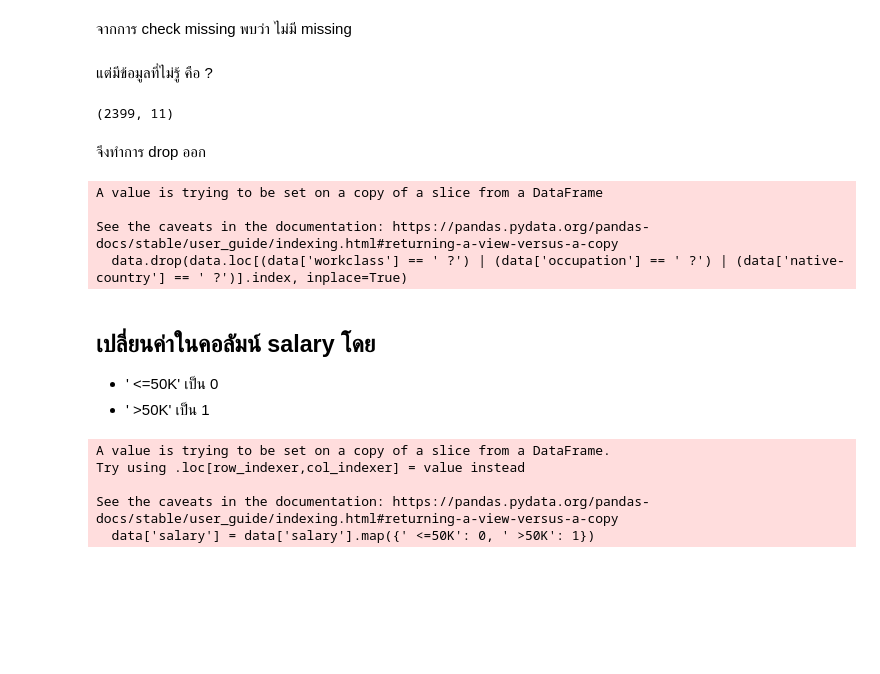
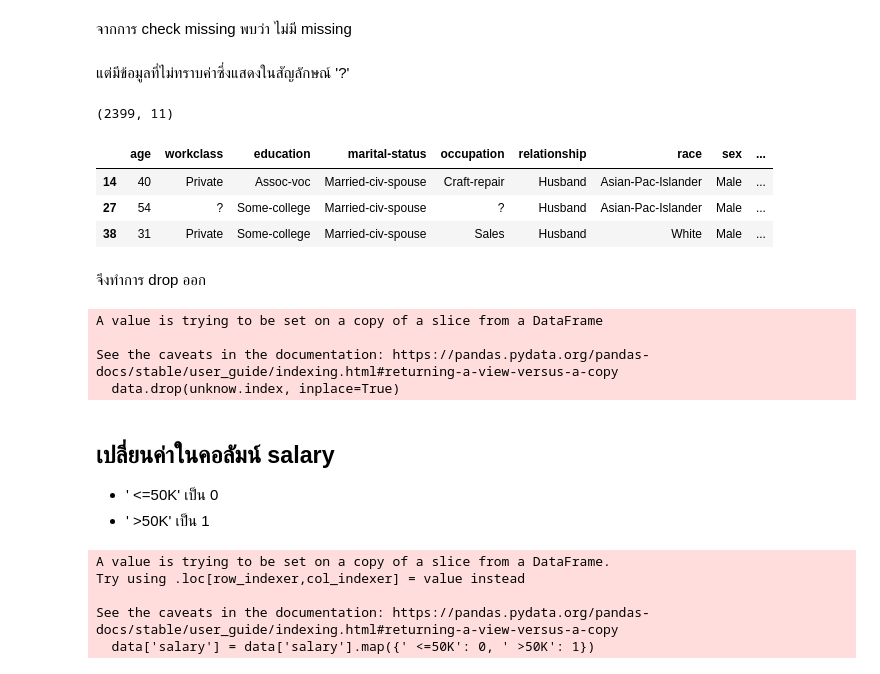
Before and after one commit to bunnybbear/bsc_dpdm22, a Jupyter notebook: Project_Final.ipynb, the cells around one changed output. Drawn from its saved outputs; the diff is of its cells as text; code cells hidden in the pictures; blank space fills up the shorter version.

```diff
--- a/Project_Final.ipynb
+++ b/Project_Final.ipynb
@@ -104,22 +107,28 @@ dtype: bool
 # %% [markdown]
 จากการ check missing พบว่า ไม่มี missing
 # %% [markdown]
-แต่มีข้อมูลที่ไม่รู้ คือ ?
+แต่มีข้อมูลที่ไม่ทราบค่าซึ่งแสดงในสัญลักษณ์ '?'
 # %%
-data[(data['workclass'] == ' ?') | (data['occupation'] == ' ?') | (data['native-country'] == ' ?')].shape
+unknow = data[(data['workclass'] == ' ?') | (data['occupation'] == ' ?') | (data['native-country'] == ' ?')]
+print(unknow.shape)
+unknow.head(3)
 # %% [output]
 (2399, 11)
+|  | age | workclass | education | marital-status | occupation | relationship | race | sex | ... |
+| 14 | 40 | Private | Assoc-voc | Married-civ-spouse | Craft-repair | Husband | Asian-Pac-Islander | Male | ... |
+| 27 | 54 | ? | Some-college | Married-civ-spouse | ? | Husband | Asian-Pac-Islander | Male | ... |
+| 38 | 31 | Private | Some-college | Married-civ-spouse | Sales | Husband | White | Male | ... |
 # %% [markdown]
 จึงทำการ drop ออก
 # %%
-data.drop(data.loc[(data['workclass'] == ' ?') | (data['occupation'] == ' ?') | (data['native-country'] == ' ?')].index, inplace=True)
+data.drop(unknow.index, inplace=True)
 # %% [output]
 A value is trying to be set on a copy of a slice from a DataFrame
 
 See the caveats in the documentation: https://pandas.pydata.org/pandas-docs/stable/user_guide/indexing.html#returning-a-view-versus-a-copy
-  data.drop(data.loc[(data['workclass'] == ' ?') | (data['occupation'] == ' ?') | (data['native-country'] == ' ?')].index, inplace=True)
+  data.drop(unknow.index, inplace=True)
 # %% [markdown]
-## เปลี่ยนค่าในคอลัมน์ salary โดย
+## เปลี่ยนค่าในคอลัมน์ salary
 - ' <=50K' เป็น 0
 - ' >50K' เป็น 1
 # %%
```
Also changed, not shown: parts of 65 cells of this notebook.
